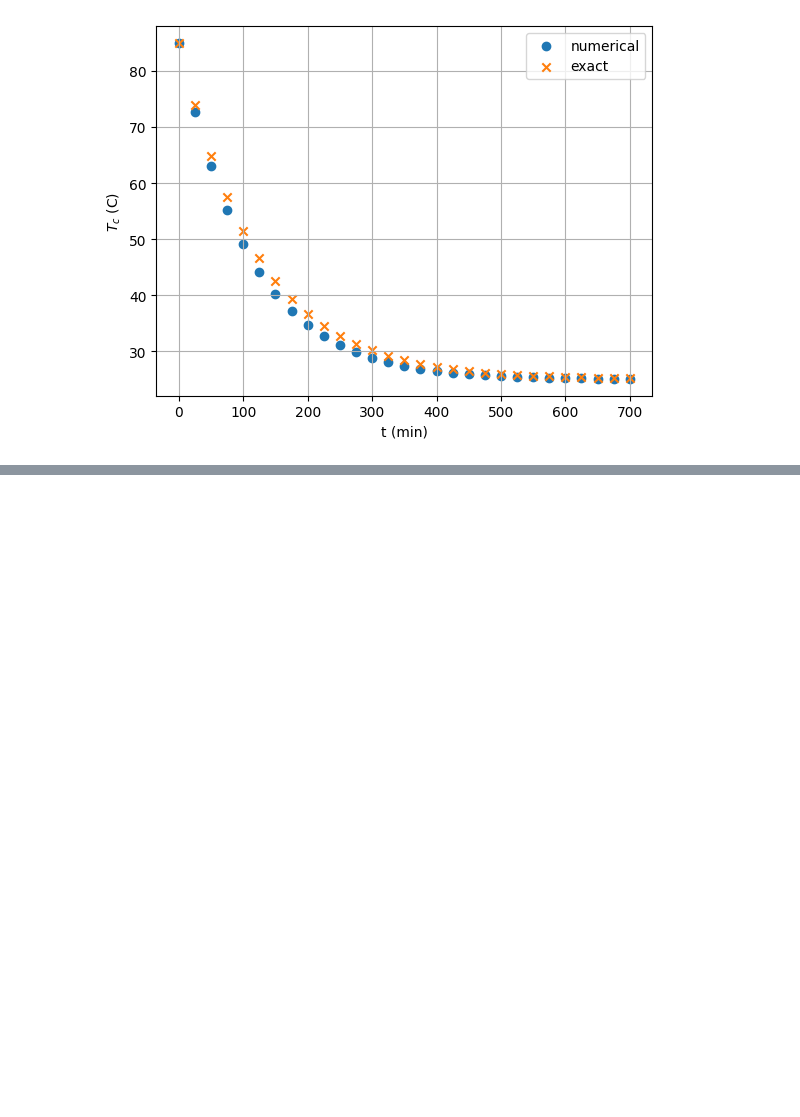
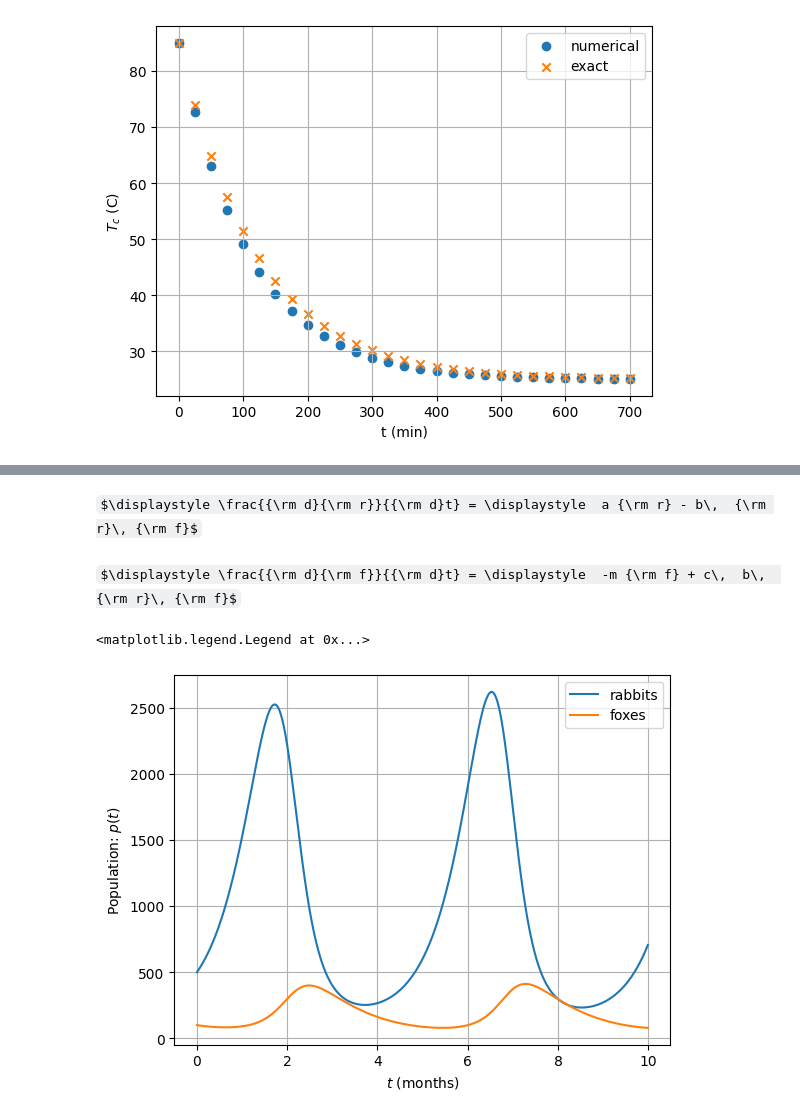
Before and after one commit to adevrent/mitx_python, a Jupyter notebook: CSE.0002x/Unit 8/unit_8.ipynb, the cells around one changed output, grey strips where cells are left out. Saved outputs shown, nothing was run; the diff lists cells and outputs as text; code cells hidden in the pictures; some formulas as TeX source; blank space fills up the shorter version.

```diff
--- a/CSE.0002x/Unit 8/unit_8.ipynb
+++ b/CSE.0002x/Unit 8/unit_8.ipynb
@@ -411,0 +485,45 @@ ax.legend()
+# %% [markdown]
+$\displaystyle \frac{{\rm d}{\rm r}}{{\rm d}t} = \displaystyle  a {\rm r} - b\,  {\rm r}\, {\rm f}$
+# %% [markdown]
+$\displaystyle \frac{{\rm d}{\rm f}}{{\rm d}t} = \displaystyle  -m {\rm f} + c\,  b\,  {\rm r}\, {\rm f}$
+# %%
+class rabbitfoxIVP(IVP):
+    def evalf(self, v, t):
+        """_summary_
+
+        Args:
+            v (float list): current [# of rabbits, # of foxes]
+            t (float): current time (months)
+            p (dict): dictionary of parameters
+
+        Returns:
+            f (float list): derivative vector [dr/dt, df/dt]
+        """
+
+        a = self.get_p("a")
+        b = self.get_p("b")
+        c = self.get_p("c")
+        m = self.get_p("m")
+
+        f = []
+        f0 = a*v[0] - b*v[0]*v[1]
+        f.append(f0)
+        f1 = -m*v[1] + c*b*v[0]*v[1]
+        f.append(f1)
+
+        return f
+# %%
+p = {"a":2.0, "b":0.01, "c":0.1, "m":1.0}
+myjungle = rabbitfoxIVP([500, 100], 0, 50, p)
+# %%
+t, v = solve_twostate(myjungle, 0.01)
+# %%
+plt.figure("myjungle")
+plt.plot(t[0:1000], v[0:1000], label = ("rabbits", "foxes"))
+plt.grid(True)
+plt.xlabel("$t$ (months)")
+plt.ylabel("Population: $p(t)$")
+plt.legend()
+# %% [output]
+<matplotlib.legend.Legend at 0x...>
+[figure, added]
```
Also changed, not shown: parts of 8 cells of this notebook, 9 other files.
